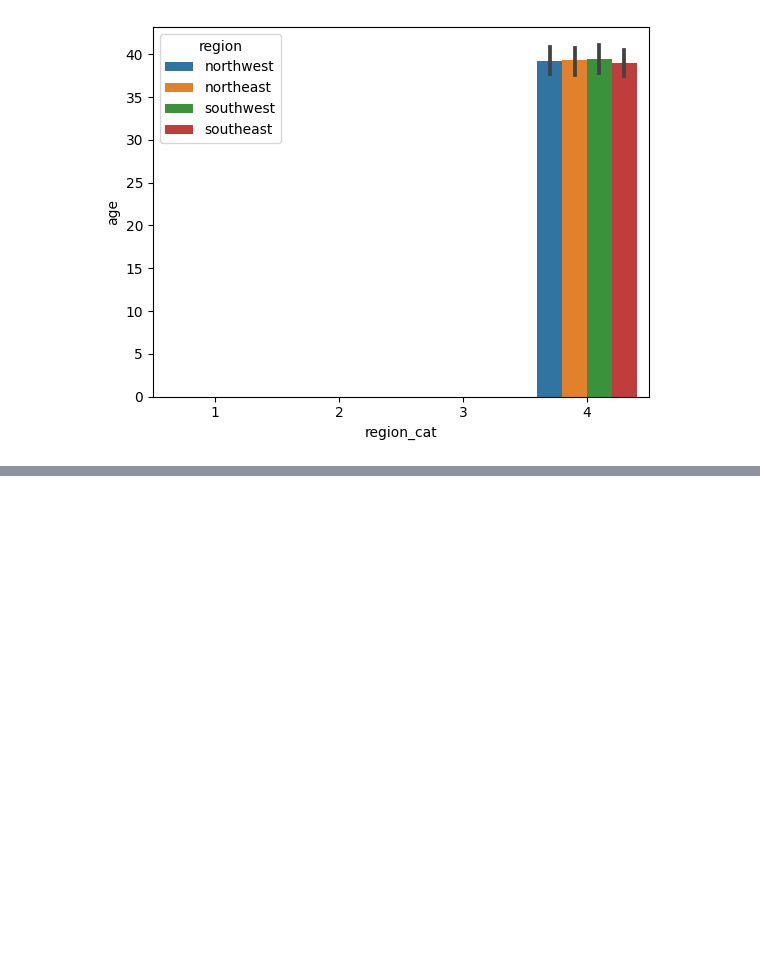
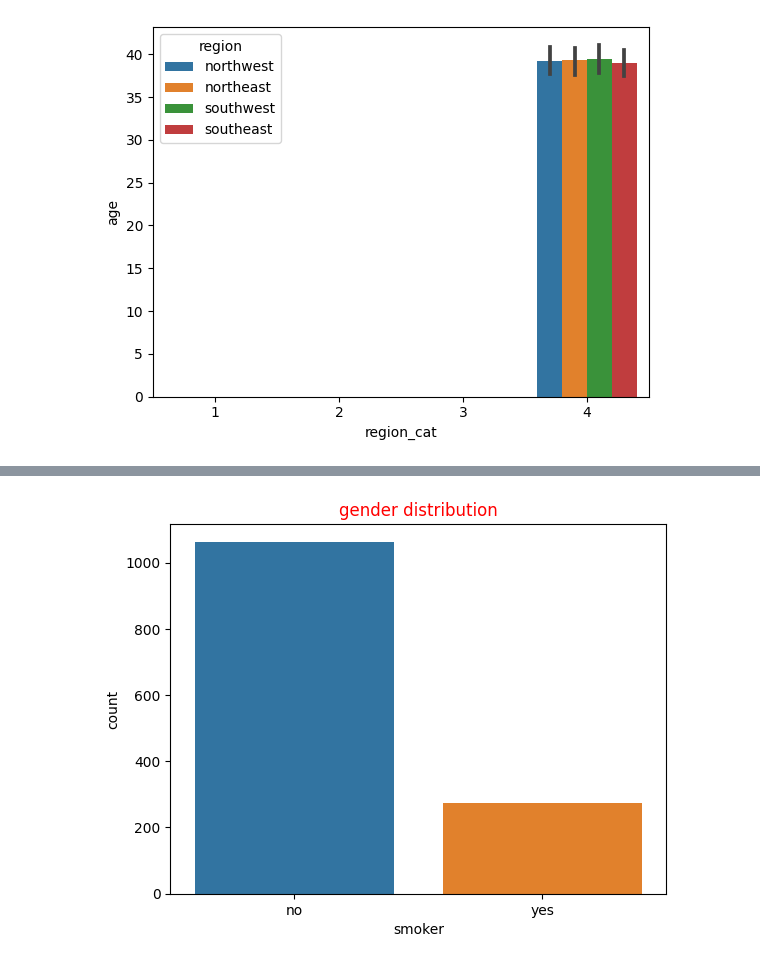
Before and after one commit to akhilpratap620/insurence_premium_prediction, a Jupyter notebook: research/data_ingestion_res.ipynb, the cells around one changed output, grey strips where cells are left out. Saved outputs shown, nothing was run; the diff lists cells and outputs as text; code cells hidden in the pictures; blank space fills up the shorter version.

```diff
--- a/research/data_ingestion_res.ipynb
+++ b/research/data_ingestion_res.ipynb
@@ -234,0 +287,6 @@ from insurence_premium.entity.config_entity import DataIngestionConfig
+# %%
+sns.countplot(x='smoker' ,data=df)
+plt.title("gender distribution" ,color="red")
+plt.show()
+# %% [output]
+[figure, added]
```
Also changed, not shown: parts of 42 cells of this notebook.
